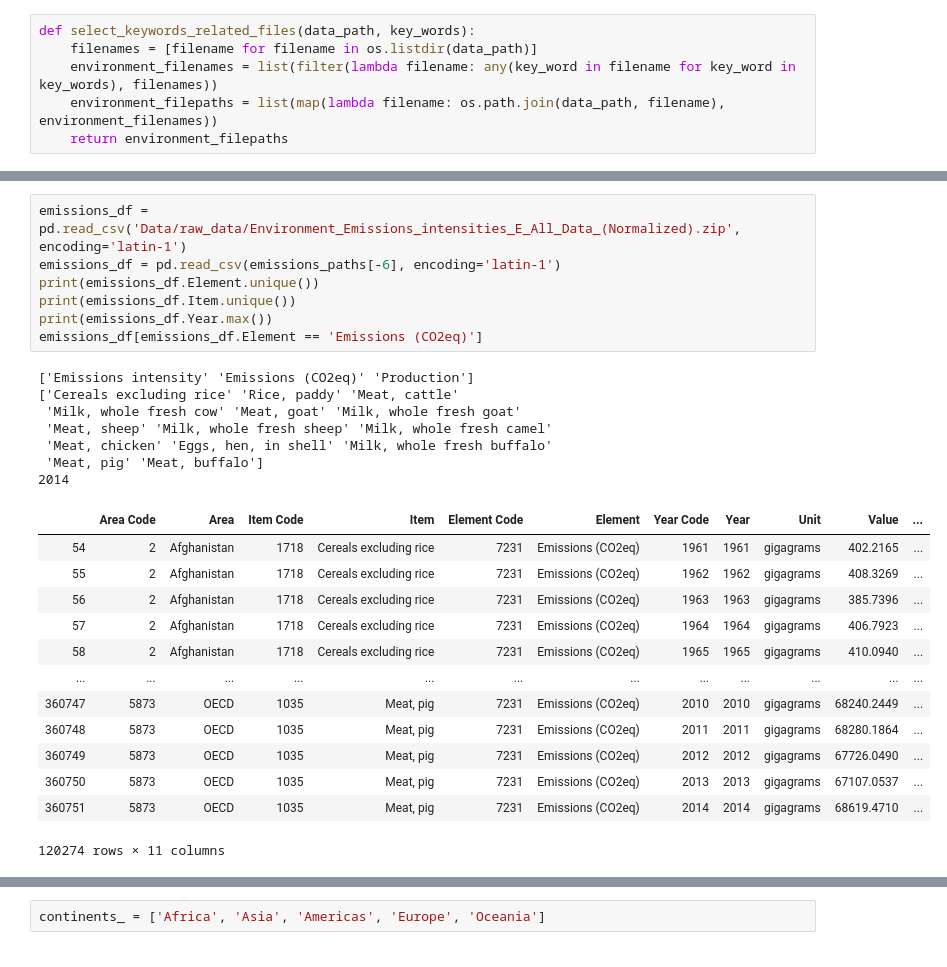
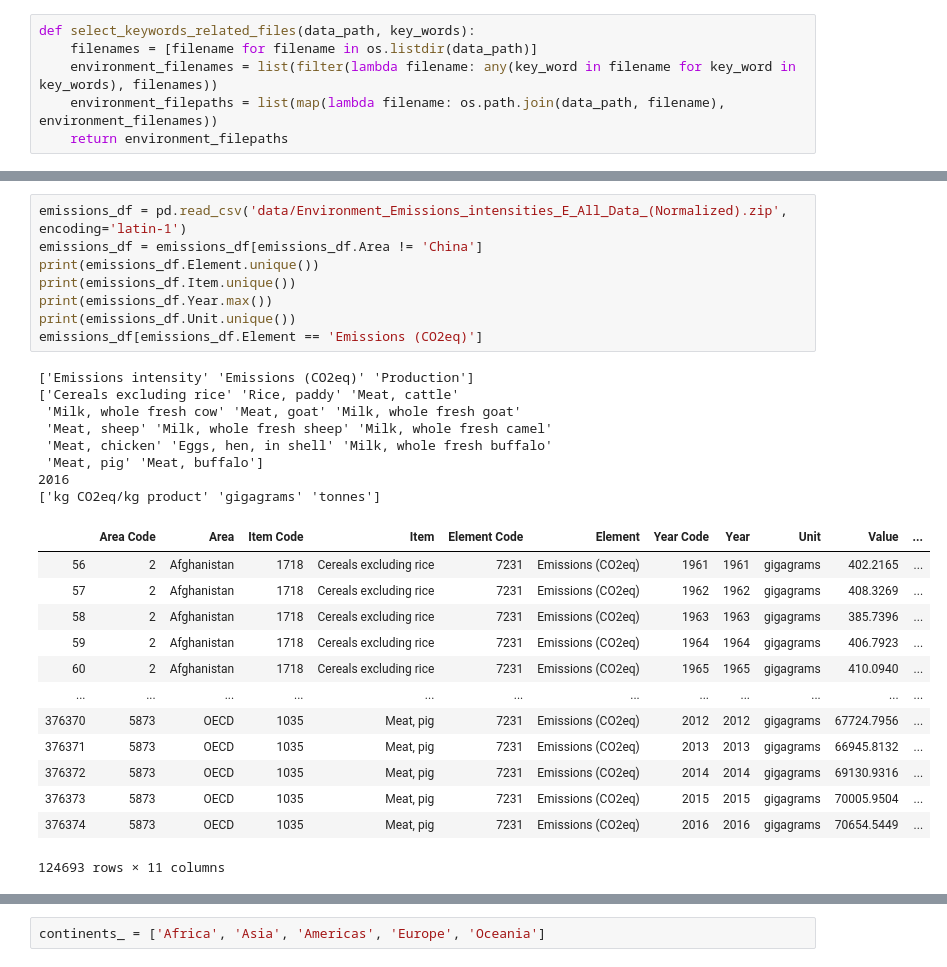
Before and after one commit to tileb1/global-food-statistics, a Jupyter notebook: descriptive_analysis.ipynb, the cells around one changed output, grey strips where cells are left out. Cells and saved outputs as stored; diff of their text form.

```diff
--- a/descriptive_analysis.ipynb
+++ b/descriptive_analysis.ipynb
@@ -50,31 +36,33 @@ emissions_paths
 # %%
-emissions_df = pd.read_csv('Data/raw_data/Environment_Emissions_intensities_E_All_Data_(Normalized).zip', encoding='latin-1')
-emissions_df = pd.read_csv(emissions_paths[-6], encoding='latin-1')
+emissions_df = pd.read_csv('data/Environment_Emissions_intensities_E_All_Data_(Normalized).zip', encoding='latin-1')
+emissions_df = emissions_df[emissions_df.Area != 'China']
 print(emissions_df.Element.unique())
 print(emissions_df.Item.unique())
 print(emissions_df.Year.max())
+print(emissions_df.Unit.unique())
 emissions_df[emissions_df.Element == 'Emissions (CO2eq)']
 # %% [output]
 ['Emissions intensity' 'Emissions (CO2eq)' 'Production']
 ['Cereals excluding rice' 'Rice, paddy' 'Meat, cattle'
  'Milk, whole fresh cow' 'Meat, goat' 'Milk, whole fresh goat'
  'Meat, sheep' 'Milk, whole fresh sheep' 'Milk, whole fresh camel'
  'Meat, chicken' 'Eggs, hen, in shell' 'Milk, whole fresh buffalo'
  'Meat, pig' 'Meat, buffalo']
-2014
+2016
+['kg CO2eq/kg product' 'gigagrams' 'tonnes']
 |  | Area Code | Area | Item Code | Item | Element Code | Element | Year Code | Year | Unit | Value | ... |
-| 54 | 2 | Afghanistan | 1718 | Cereals excluding rice | 7231 | Emissions (CO2eq) | 1961 | 1961 | gigagrams | 402.2165 | ... |
-| 55 | 2 | Afghanistan | 1718 | Cereals excluding rice | 7231 | Emissions (CO2eq) | 1962 | 1962 | gigagrams | 408.3269 | ... |
-| 56 | 2 | Afghanistan | 1718 | Cereals excluding rice | 7231 | Emissions (CO2eq) | 1963 | 1963 | gigagrams | 385.7396 | ... |
-| 57 | 2 | Afghanistan | 1718 | Cereals excluding rice | 7231 | Emissions (CO2eq) | 1964 | 1964 | gigagrams | 406.7923 | ... |
-| 58 | 2 | Afghanistan | 1718 | Cereals excluding rice | 7231 | Emissions (CO2eq) | 1965 | 1965 | gigagrams | 410.0940 | ... |
+| 56 | 2 | Afghanistan | 1718 | Cereals excluding rice | 7231 | Emissions (CO2eq) | 1961 | 1961 | gigagrams | 402.2165 | ... |
+| 57 | 2 | Afghanistan | 1718 | Cereals excluding rice | 7231 | Emissions (CO2eq) | 1962 | 1962 | gigagrams | 408.3269 | ... |
+| 58 | 2 | Afghanistan | 1718 | Cereals excluding rice | 7231 | Emissions (CO2eq) | 1963 | 1963 | gigagrams | 385.7396 | ... |
+| 59 | 2 | Afghanistan | 1718 | Cereals excluding rice | 7231 | Emissions (CO2eq) | 1964 | 1964 | gigagrams | 406.7923 | ... |
+| 60 | 2 | Afghanistan | 1718 | Cereals excluding rice | 7231 | Emissions (CO2eq) | 1965 | 1965 | gigagrams | 410.0940 | ... |
 | ... | ... | ... | ... | ... | ... | ... | ... | ... | ... | ... | ... |
-| 360747 | 5873 | OECD | 1035 | Meat, pig | 7231 | Emissions (CO2eq) | 2010 | 2010 | gigagrams | 68240.2449 | ... |
-| 360748 | 5873 | OECD | 1035 | Meat, pig | 7231 | Emissions (CO2eq) | 2011 | 2011 | gigagrams | 68280.1864 | ... |
-| 360749 | 5873 | OECD | 1035 | Meat, pig | 7231 | Emissions (CO2eq) | 2012 | 2012 | gigagrams | 67726.0490 | ... |
-| 360750 | 5873 | OECD | 1035 | Meat, pig | 7231 | Emissions (CO2eq) | 2013 | 2013 | gigagrams | 67107.0537 | ... |
-| 360751 | 5873 | OECD | 1035 | Meat, pig | 7231 | Emissions (CO2eq) | 2014 | 2014 | gigagrams | 68619.4710 | ... |
+| 376370 | 5873 | OECD | 1035 | Meat, pig | 7231 | Emissions (CO2eq) | 2012 | 2012 | gigagrams | 67724.7956 | ... |
+| 376371 | 5873 | OECD | 1035 | Meat, pig | 7231 | Emissions (CO2eq) | 2013 | 2013 | gigagrams | 66945.8132 | ... |
+| 376372 | 5873 | OECD | 1035 | Meat, pig | 7231 | Emissions (CO2eq) | 2014 | 2014 | gigagrams | 69130.9316 | ... |
+| 376373 | 5873 | OECD | 1035 | Meat, pig | 7231 | Emissions (CO2eq) | 2015 | 2015 | gigagrams | 70005.9504 | ... |
+| 376374 | 5873 | OECD | 1035 | Meat, pig | 7231 | Emissions (CO2eq) | 2016 | 2016 | gigagrams | 70654.5449 | ... |
-120274 rows × 11 columns
+124693 rows × 11 columns
 # %%
 emissions_df['is_country'] = emissions_df['Area Code'].apply(lambda code: len(str(code)) < 4)
 emissions_country = emissions_df[(emissions_df.Element == 'Emissions (CO2eq)') & (emissions_df.is_country)]
```
Also changed, not shown: parts of 17 cells of this notebook.
